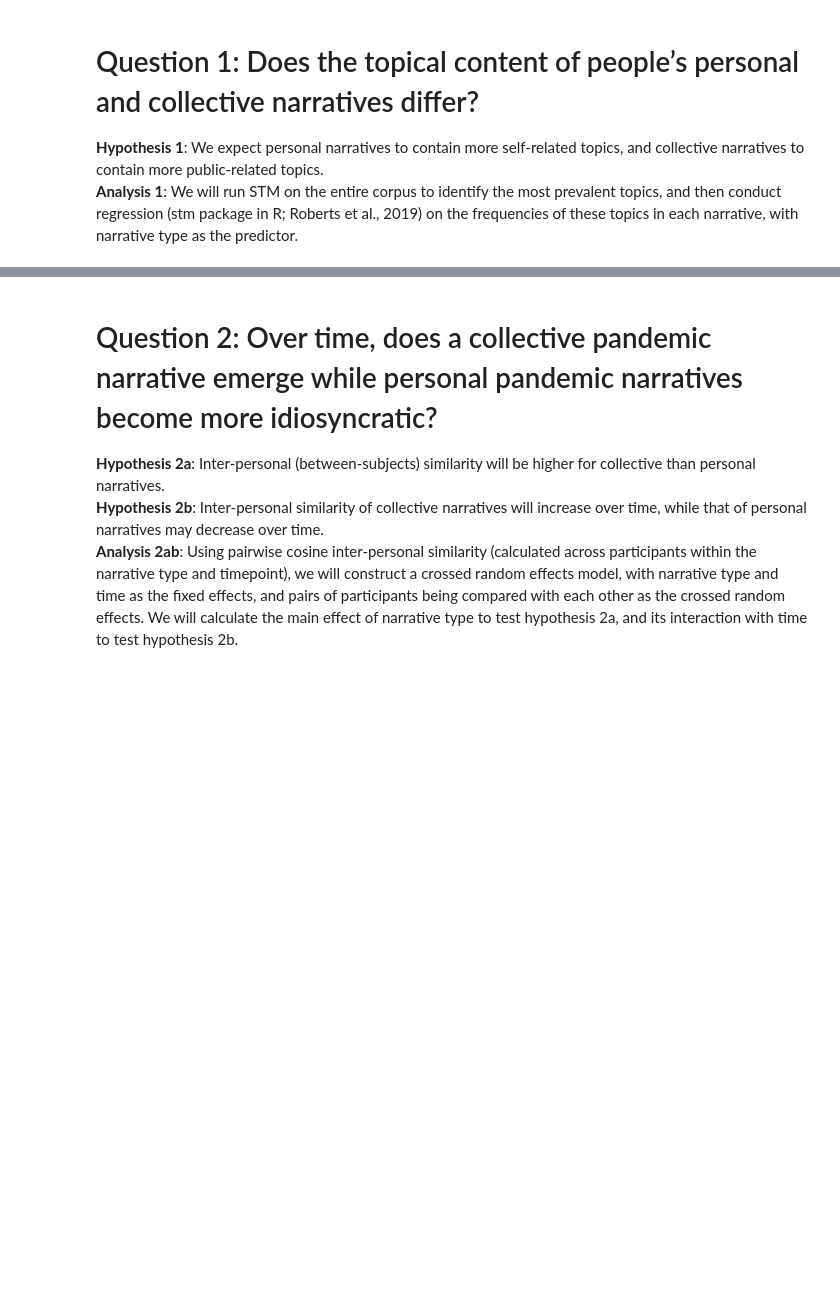
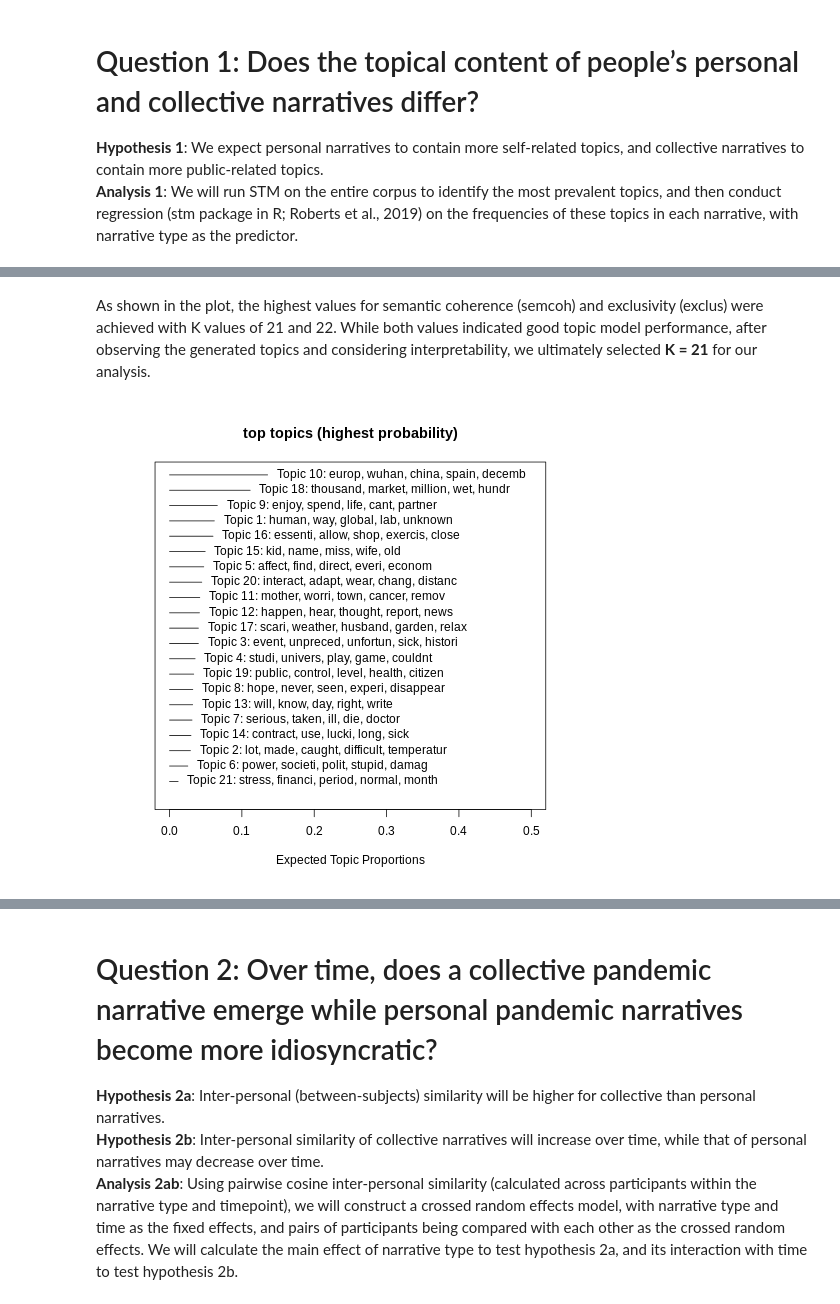
Before and after one commit to zimingcheng/COVID_NLP, a Jupyter notebook: PPT-Analysis_Full.ipynb, the cells around one changed output, grey strips where cells are left out. Drawn from its saved outputs; the diff is of its cells as text; code cells hidden in the pictures; blank space fills up the shorter version.

```diff
--- a/PPT-Analysis_Full.ipynb
+++ b/PPT-Analysis_Full.ipynb
@@ -491,0 +518,18 @@ df.to_csv('dataset.csv')
+# %% [markdown]
+As shown in the plot, the highest values for semantic coherence (semcoh) and exclusivity (exclus) were achieved with K values of 21 and 22. While both values indicated good topic model performance, after observing the generated topics and considering interpretability, we ultimately selected **K = 21** for our analysis.
+# %%
+%%R
+fit <- stm(documents = out$documents, vocab = out$vocab, K = K,
+           prevalence =~ type * s(months),
+           data = out$meta, init.type = "Spectral", verbose=FALSE)
+prep <- estimateEffect(1:K ~ type * s(months), fit,
+                       meta = out$meta, uncertainty = "Global")
+topic_prop_matrix <- fit$theta
+topic_prop_df <- as.data.frame(topic_prop_matrix)
+metadata <- processed$meta
+metadata$months_text <- recode(metadata$months,`5.5`='May2020',`6.5`='Jun2020',`7.5`='Jul2020',`10.5`='Oct2020',`12.5`='Dec2020',`15.5`='Mar2021',`17.5`='May2021',`20.5`='Aug2021',`22.5`='Oct2021')
+topic_prop_df <- cbind(metadata, topic_prop_df)
+plot(fit, type = "summary", labeltype='frex', xlim = c(0, 0.5), n=5,
+     main='top topics')
+# %% [output]
+[figure, added]
```
Also changed, not shown: parts of 44 cells of this notebook.
